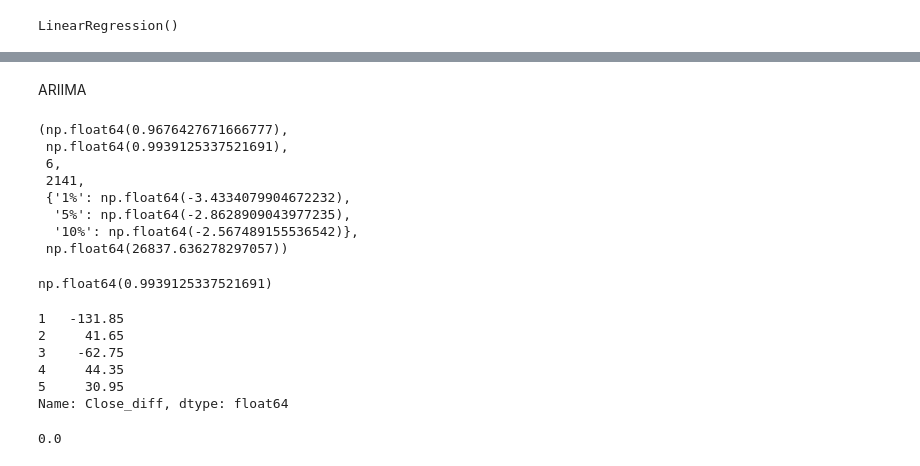
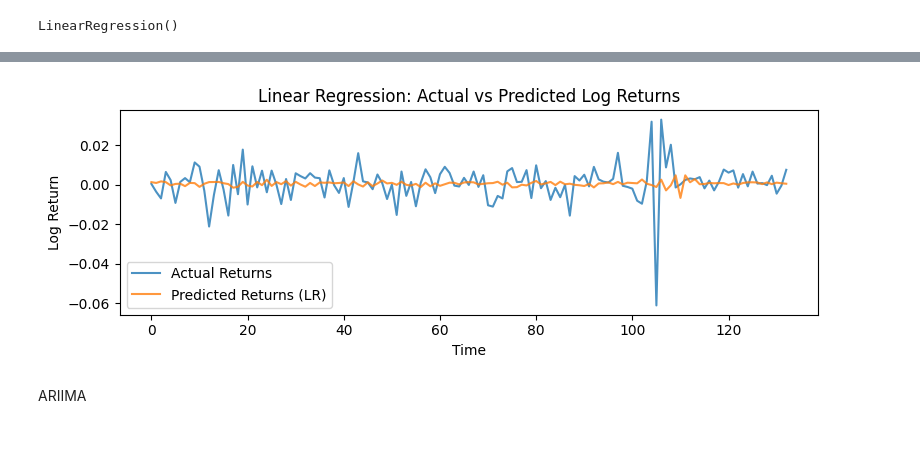
Before and after one commit to pranit-pk/time-series-forecasting, a Jupyter notebook: notebooks/01_exploration.ipynb, the cells around one changed output, grey strips where cells are left out. Drawn from its saved outputs; the diff is of its cells as text; code cells hidden in the pictures; blank space fills up the shorter version.

```diff
--- a/notebooks/01_exploration.ipynb
+++ b/notebooks/01_exploration.ipynb
@@ -117,8 +95,8 @@ df_lr = df_lr.dropna().reset_index(drop=True)
 # %%
-feature_cols = [f"Close_lag_{lag}" for lag in range(1, n_lags + 1)]
+feature_cols = [f"LogReturn_lag_{i}" for i in range(1, MAX_LAG + 1)]
 
 X_lr = df_lr[feature_cols]
-y_lr = df_lr["Close"]
+y_lr = df_lr["LogReturn"]
 dates_lr = df_lr["Date"]
 # %%
 X_train_lr = X_lr[dates_lr <= train_end]
@@ -156,36 +134,16 @@ Close_lag_5   -0.020867
 dtype: float64
+# %%
+plt.figure(figsize=(8, 3))
+plt.plot(y_test_lr.values, label="Actual Returns", alpha=0.8)
+plt.plot(y_pred_lr, label="Predicted Returns (LR)", alpha=0.8)
+
+plt.title("Linear Regression: Actual vs Predicted Log Returns")
+plt.xlabel("Time")
+plt.ylabel("Log Return")
+plt.legend()
+plt.tight_layout()
+plt.show()
+# %% [output]
+[figure, added]
 # %% [markdown]
 ARIIMA
-# %%
-from statsmodels.tsa.stattools import adfuller
-
-adf_result = adfuller(df["Close"])
-
-adf_result
-# %% [output]
-(np.float64(0.9676427671666777),
- np.float64(0.9939125337521691),
- 6,
- 2141,
- {'1%': np.float64(-3.4334079904672232),
-  '5%': np.float64(-2.8628909043977235),
-  '10%': np.float64(-2.567489155536542)},
- np.float64(26837.636278297057))
-# %%
-adf_result[1]
-# %% [output]
-np.float64(0.9939125337521691)
-# %%
-df["Close_diff"] = df["Close"].diff()
-df["Close_diff"].dropna().head()
-# %% [output]
-1   -131.85
-2     41.65
-3    -62.75
-4     44.35
-5     30.95
-Name: Close_diff, dtype: float64
-# %%
-adfuller(df["Close_diff"].dropna())[1]
-# %% [output]
-0.0
```
Also changed, not shown: parts of 22 cells of this notebook, 1 other file.
